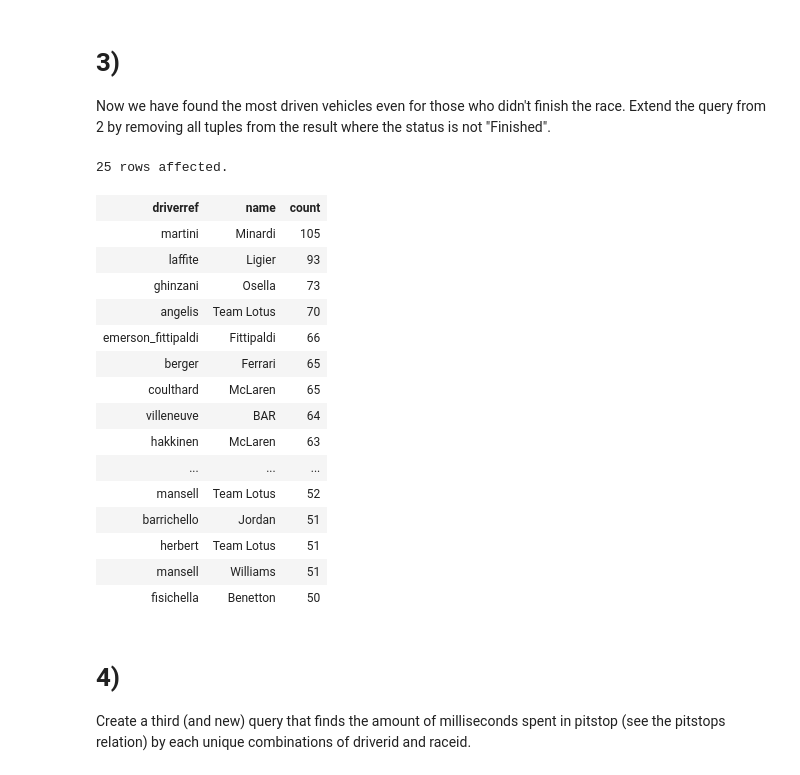
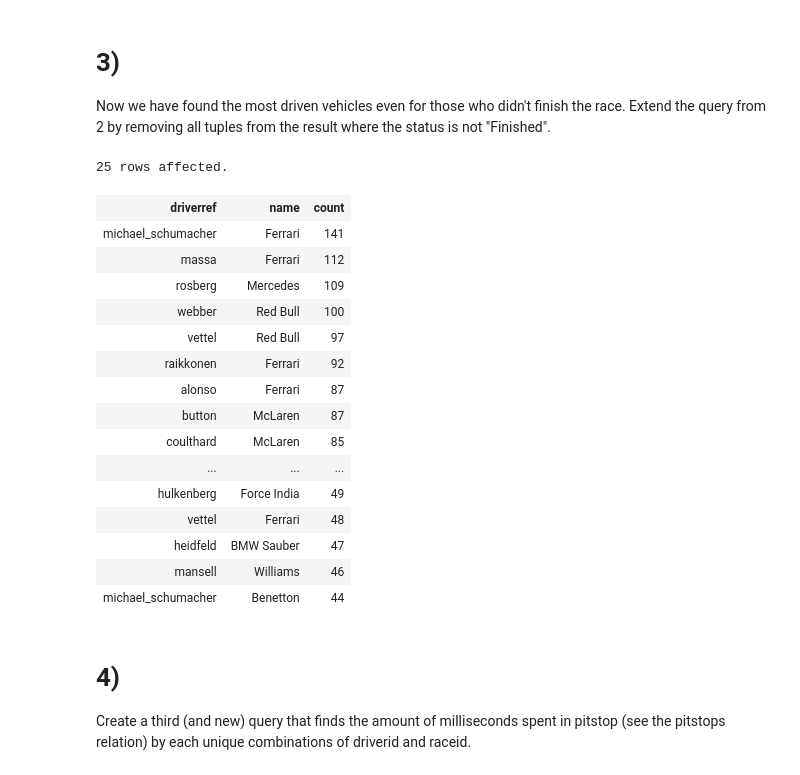
Before and after one commit to CBorum/databases-assignment-7, a Jupyter notebook: databases-assignment-7.ipynb, the cells around one changed output. Cells and saved outputs as stored; diff of their text form; code cells hidden in the pictures.

```diff
--- a/databases-assignment-7.ipynb
+++ b/databases-assignment-7.ipynb
@@ -74,32 +74,32 @@ Now we have found the most driven vehicles even for those who didn't finish the
 # %%
 %%sql
 SELECT drivers.driverref, constructors.name, count(*)
 FROM drivers
 JOIN results ON drivers.driverid = results.driverid
 JOIN constructors ON results.constructorid = constructors.constructorid
 JOIN status ON status.statusid = results.statusid
-WHERE status.status != 'Finished'
+WHERE status.status = 'Finished'
 GROUP BY drivers.driverref, constructors.name
 ORDER BY count(*) DESC
 LIMIT 25;
 # %% [output]
 25 rows affected.
 | driverref | name | count |
-| martini | Minardi | 105 |
-| laffite | Ligier | 93 |
-| ghinzani | Osella | 73 |
-| angelis | Team Lotus | 70 |
-| emerson_fittipaldi | Fittipaldi | 66 |
-| berger | Ferrari | 65 |
-| coulthard | McLaren | 65 |
-| villeneuve | BAR | 64 |
-| hakkinen | McLaren | 63 |
+| michael_schumacher | Ferrari | 141 |
+| massa | Ferrari | 112 |
+| rosberg | Mercedes | 109 |
+| webber | Red Bull | 100 |
+| vettel | Red Bull | 97 |
+| raikkonen | Ferrari | 92 |
+| alonso | Ferrari | 87 |
+| button | McLaren | 87 |
+| coulthard | McLaren | 85 |
 | ... | ... | ... |
-| mansell | Team Lotus | 52 |
-| barrichello | Jordan | 51 |
-| herbert | Team Lotus | 51 |
-| mansell | Williams | 51 |
-| fisichella | Benetton | 50 |
+| hulkenberg | Force India | 49 |
+| vettel | Ferrari | 48 |
+| heidfeld | BMW Sauber | 47 |
+| mansell | Williams | 46 |
+| michael_schumacher | Benetton | 44 |
 # %% [markdown]
 # 4)
 Create a third (and new) query that finds the amount of milliseconds spent in pitstop (see the pitstops relation) by each unique combinations of driverid and raceid.
```
Also changed, not shown: parts of 2 cells of this notebook.
